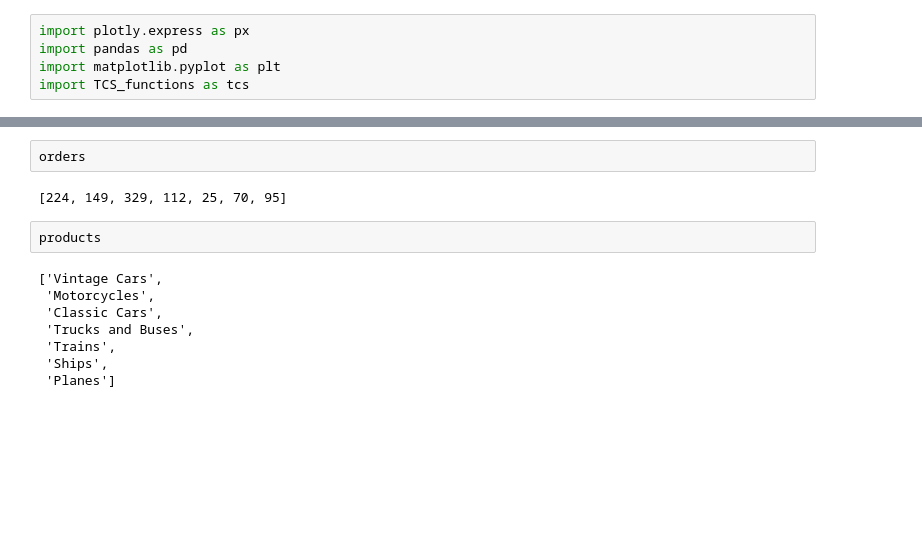
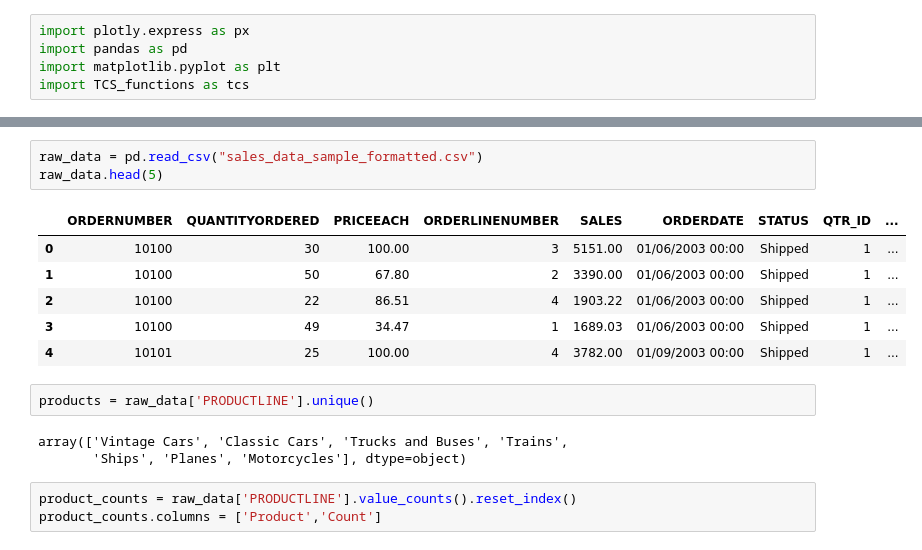
Before and after one commit to cameroncochrane/tcs_streamlit, a Jupyter notebook: test.ipynb, the cells around one changed output, grey strips where cells are left out. Cells and saved outputs as stored; diff of their text form; blank space fills up the shorter version.

```diff
--- a/test.ipynb
+++ b/test.ipynb
@@ -257,14 +6,18 @@ The behavior of array concatenation with empty entries is deprecated. In a futur
-# %%
-orders
-# %% [output]
-[224, 149, 329, 112, 25, 70, 95]
-# %%
-products
-# %% [output]
-['Vintage Cars',
- 'Motorcycles',
- 'Classic Cars',
- 'Trucks and Buses',
- 'Trains',
- 'Ships',
- 'Planes']
+# %%
+raw_data = pd.read_csv("sales_data_sample_formatted.csv")
+raw_data.head(5)
+# %% [output]
+|  | ORDERNUMBER | QUANTITYORDERED | PRICEEACH | ORDERLINENUMBER | SALES | ORDERDATE | STATUS | QTR_ID | ... |
+| 0 | 10100 | 30 | 100.00 | 3 | 5151.00 | 01/06/2003 00:00 | Shipped | 1 | ... |
+| 1 | 10100 | 50 | 67.80 | 2 | 3390.00 | 01/06/2003 00:00 | Shipped | 1 | ... |
+| 2 | 10100 | 22 | 86.51 | 4 | 1903.22 | 01/06/2003 00:00 | Shipped | 1 | ... |
+| 3 | 10100 | 49 | 34.47 | 1 | 1689.03 | 01/06/2003 00:00 | Shipped | 1 | ... |
+| 4 | 10101 | 25 | 100.00 | 4 | 3782.00 | 01/09/2003 00:00 | Shipped | 1 | ... |
+# %%
+products = raw_data['PRODUCTLINE'].unique()
+# %% [output]
+array(['Vintage Cars', 'Classic Cars', 'Trucks and Buses', 'Trains',
+       'Ships', 'Planes', 'Motorcycles'], dtype=object)
+# %%
+product_counts = raw_data['PRODUCTLINE'].value_counts().reset_index()
+product_counts.columns = ['Product','Count']
```
Also changed, not shown: parts of 19 cells of this notebook, 2 other files.
